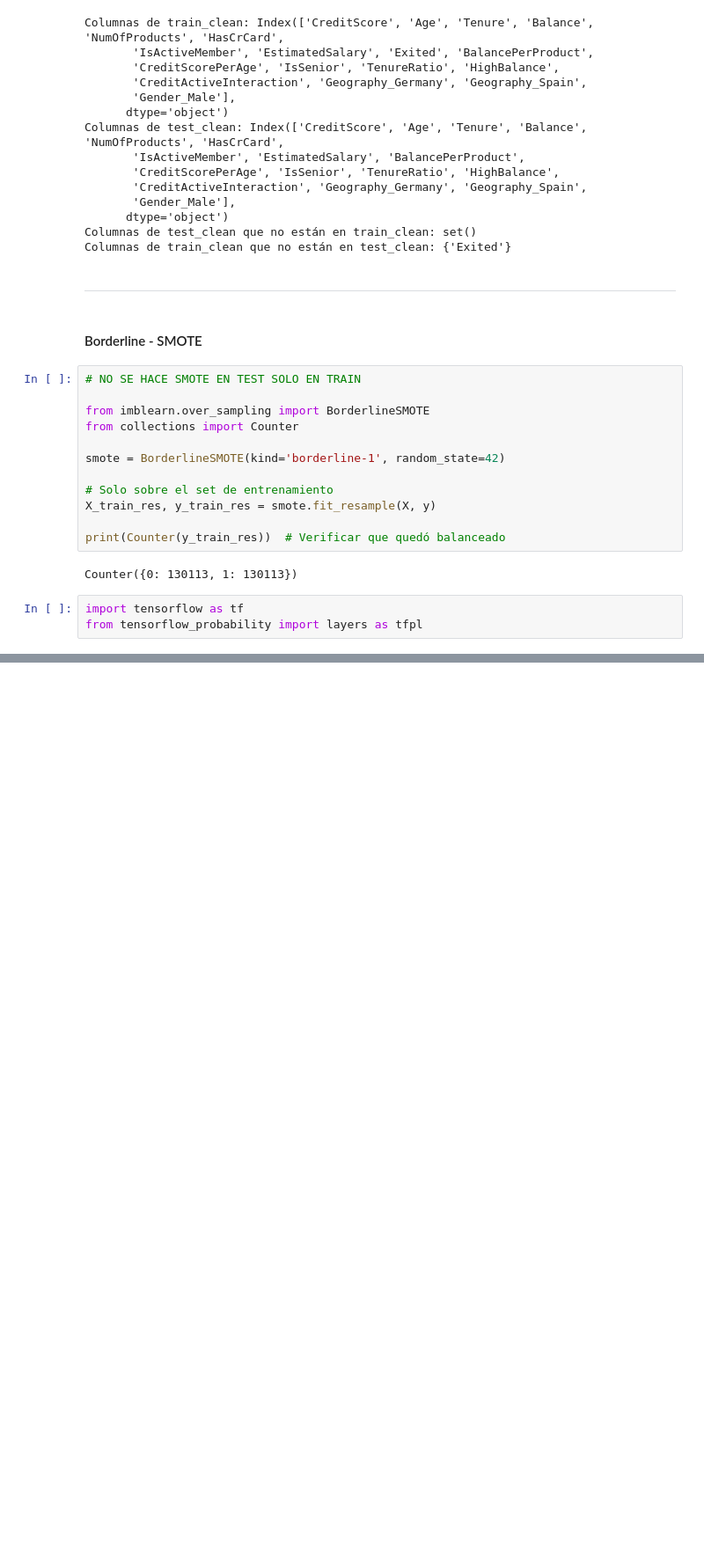
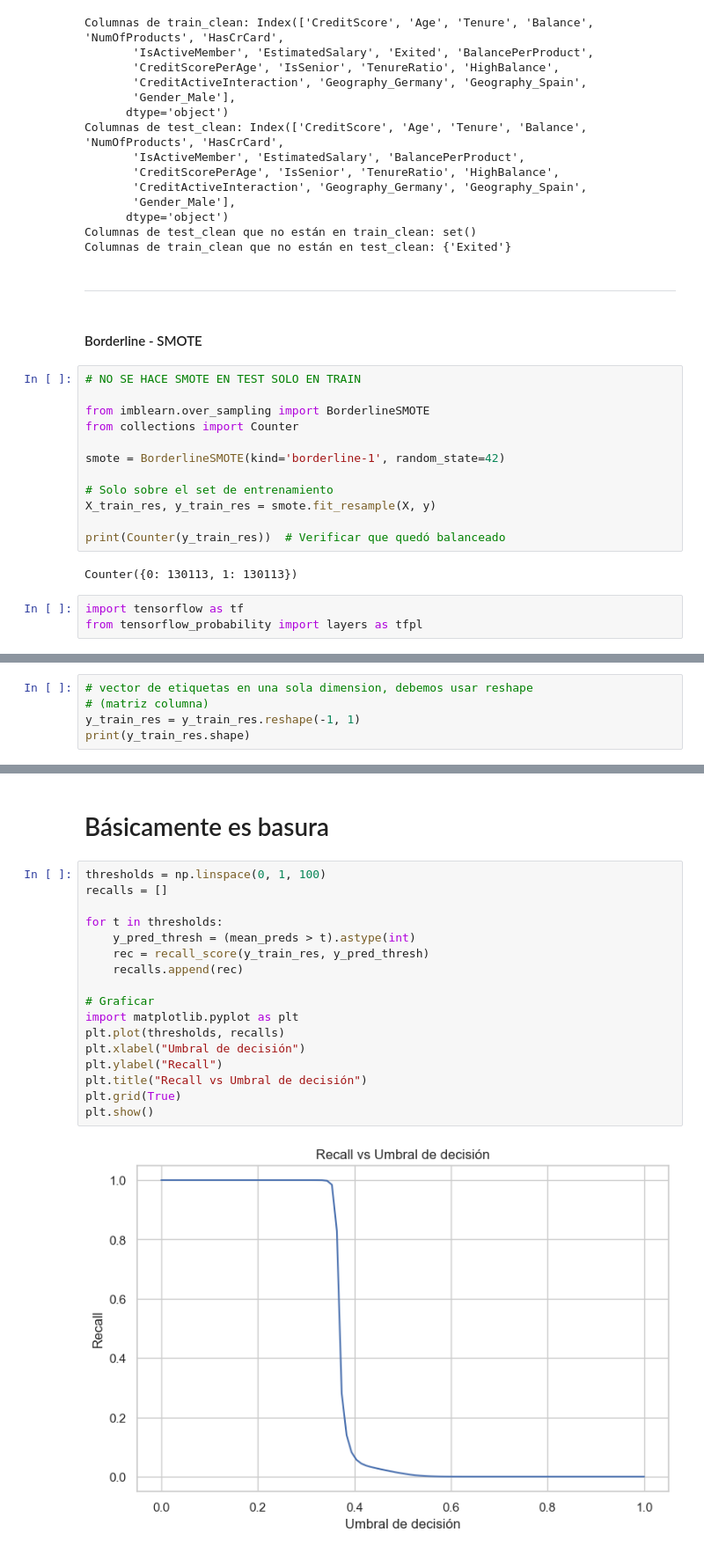
Before and after one commit to SaraLuzVC/Customer-Churn-Records, a Jupyter notebook: sofia/Causal_sofia.ipynb, the cells around one changed output, grey strips where cells are left out. Shown at 88% size. Cells and saved outputs as stored; diff of their text form; blank space fills up the shorter version.

Commit message:
bnn basura

```diff
--- a/sofia/Causal_sofia.ipynb
+++ b/sofia/Causal_sofia.ipynb
@@ -481,0 +491,5 @@ _________________________________________________________________
+# %%
+# vector de etiquetas en una sola dimension, debemos usar reshape
+# (matriz columna)
+y_train_res = y_train_res.reshape(-1, 1)
+print(y_train_res.shape)
@@ -481,0 +606,21 @@ _________________________________________________________________
+# %% [markdown]
+# Básicamente es basura
+# %%
+thresholds = np.linspace(0, 1, 100)
+recalls = []
+
+for t in thresholds:
+    y_pred_thresh = (mean_preds > t).astype(int)
+    rec = recall_score(y_train_res, y_pred_thresh)
+    recalls.append(rec)
+
+# Graficar
+import matplotlib.pyplot as plt
+plt.plot(thresholds, recalls)
+plt.xlabel("Umbral de decisión")
+plt.ylabel("Recall")
+plt.title("Recall vs Umbral de decisión")
+plt.grid(True)
+plt.show()
+# %% [output]
+[figure, added]
```
Also changed, not shown: parts of 16 cells of this notebook, 1 other file.
